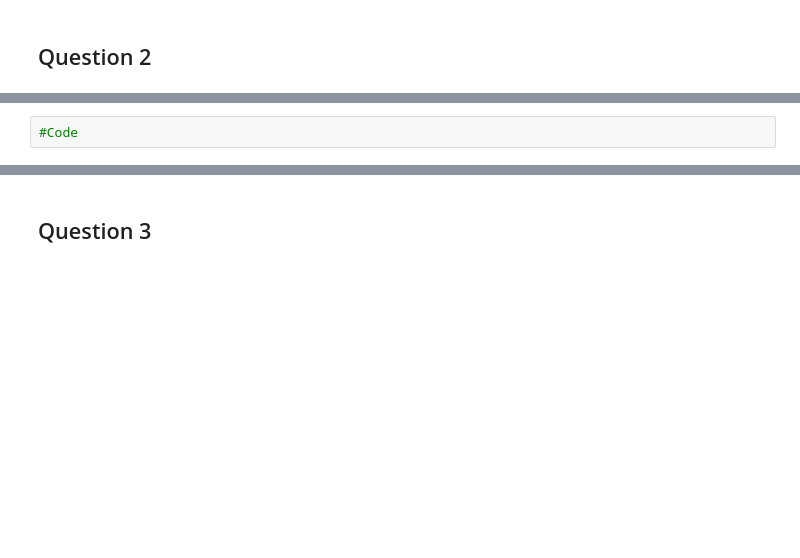
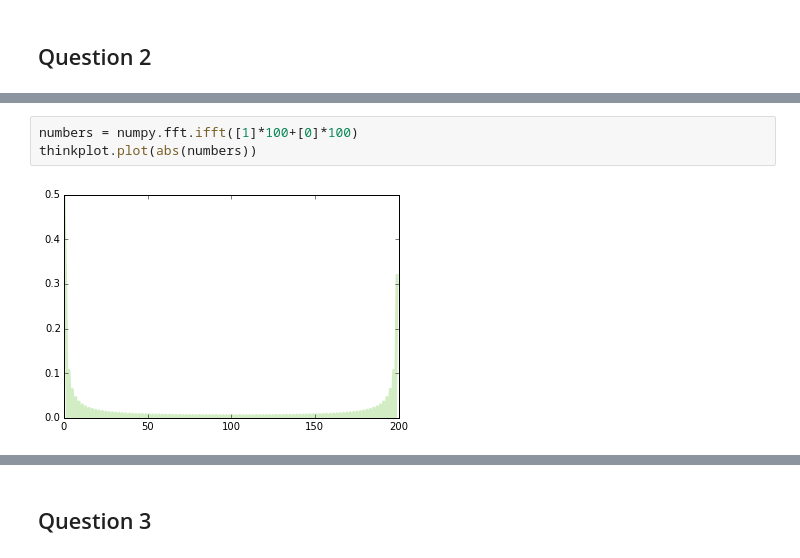
Before and after one commit to megsaysrawr/ThinkDSP, a Jupyter notebook: code/ps05.ipynb, the cells around one changed output, grey strips where cells are left out. Cells and saved outputs as stored; diff of their text form; blank space fills up the shorter version.

```diff
--- a/code/ps05.ipynb
+++ b/code/ps05.ipynb
@@ -27,2 +70,5 @@ Invoking the principle that for every filter there is a corresponding window, se
-# %%
-#Code
+# %%
+numbers = numpy.fft.ifft([1]*100+[0]*100)
+thinkplot.plot(abs(numbers))
+# %% [output]
+[figure, added]
```
Also changed, not shown: parts of 46 cells of this notebook.
